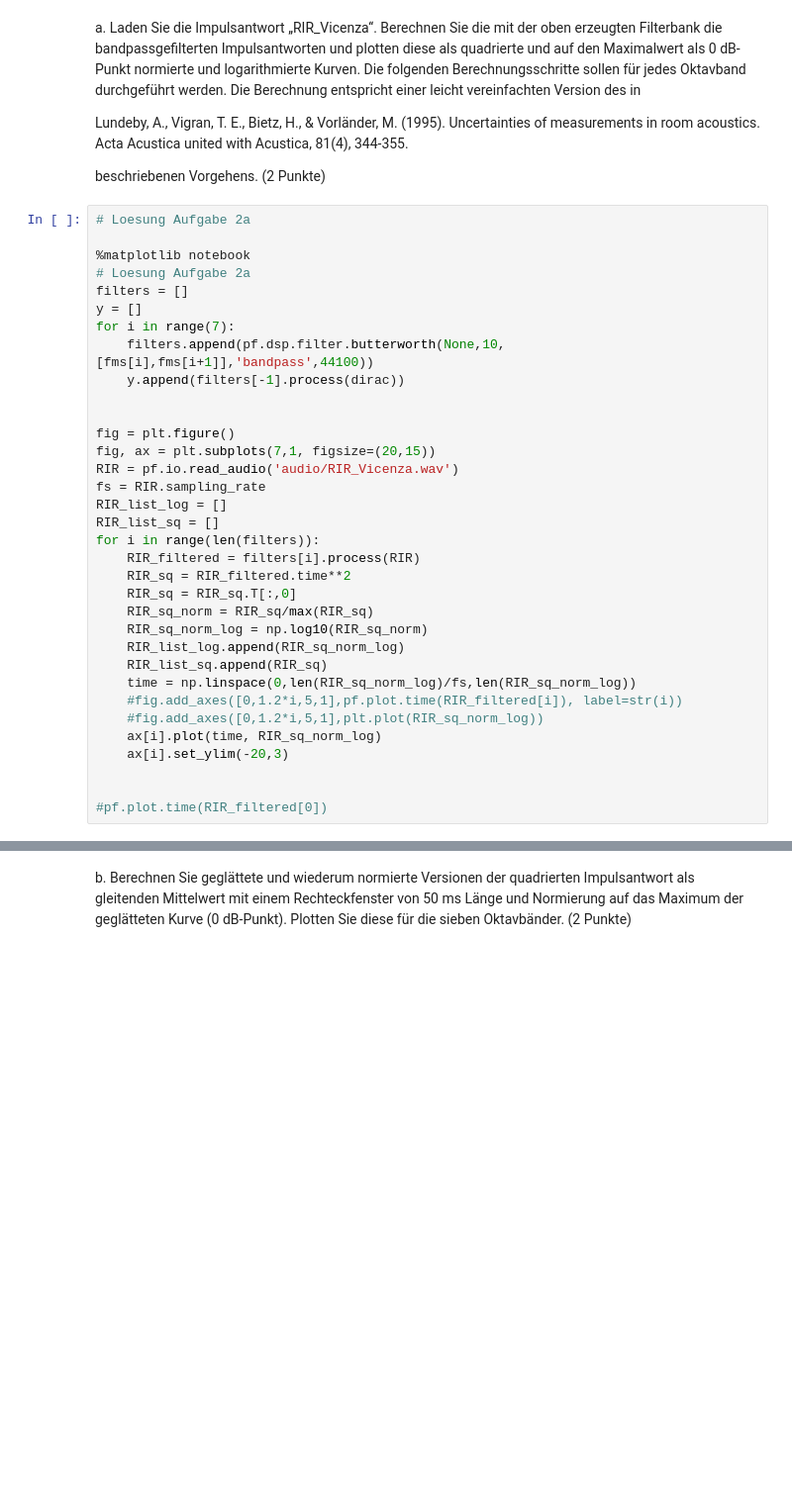
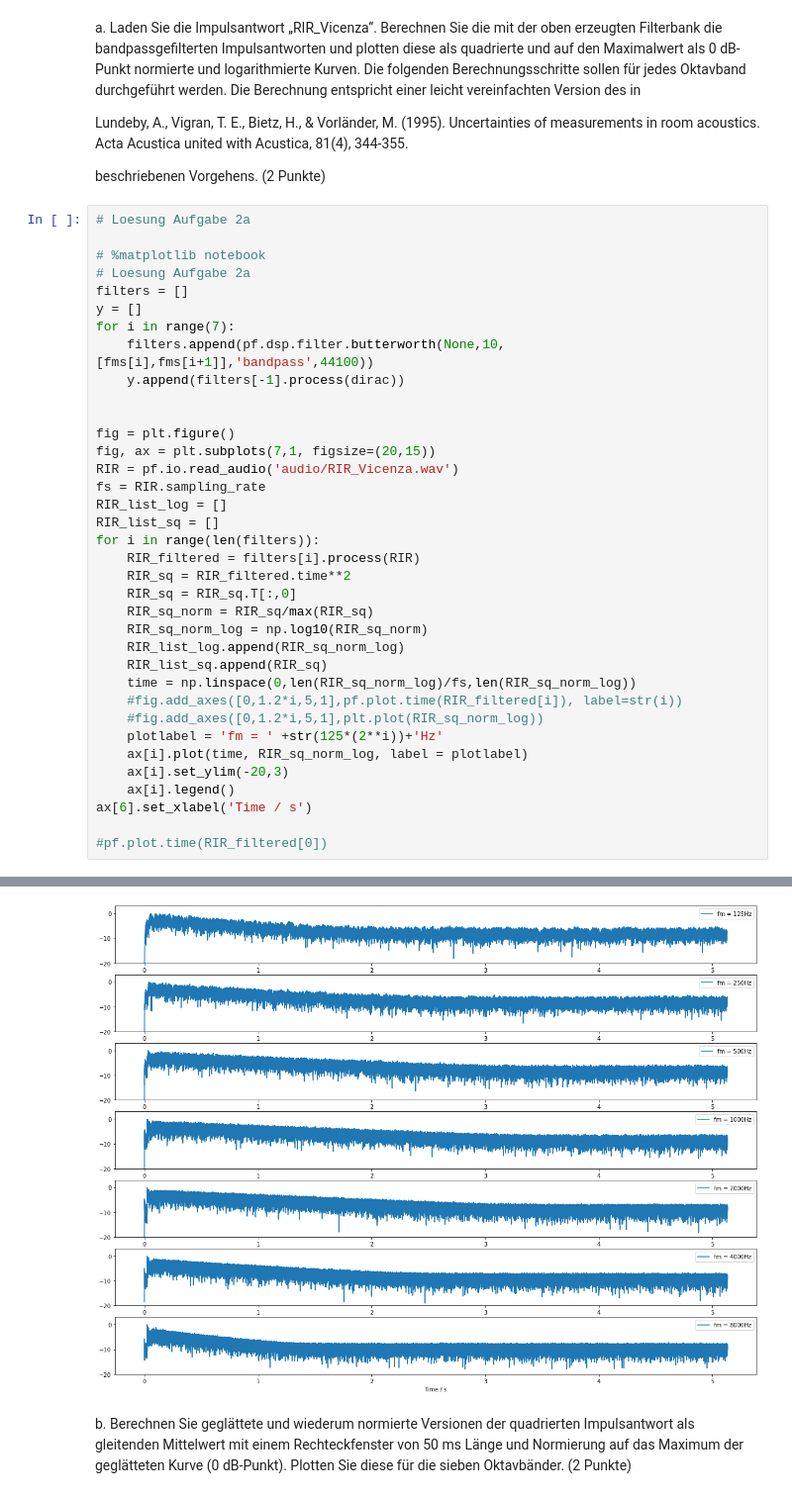
Before and after one commit to ChristianScheer97/Raumakustik_Hausaufgabe_-, a Jupyter notebook: Raumakustik_Hausaufgabe1.ipynb, the cells around one changed output, grey strips where cells are left out. Shown at 99% size. Drawn from its saved outputs; the diff is of its cells as text; blank space fills up the shorter version.

```diff
--- a/Raumakustik_Hausaufgabe1.ipynb
+++ b/Raumakustik_Hausaufgabe1.ipynb
@@ -73,7 +75,7 @@ beschriebenen Vorgehens. (2 Punkte)
 # %%
 # Loesung Aufgabe 2a
 
-%matplotlib notebook
+# %matplotlib notebook
 # Loesung Aufgabe 2a
 filters = []
 y = []
@@ -99,9 +101,11 @@ for i in range(len(filters)):
     time = np.linspace(0,len(RIR_sq_norm_log)/fs,len(RIR_sq_norm_log))
     #fig.add_axes([0,1.2*i,5,1],pf.plot.time(RIR_filtered[i]), label=str(i))
     #fig.add_axes([0,1.2*i,5,1],plt.plot(RIR_sq_norm_log))
-    ax[i].plot(time, RIR_sq_norm_log)
+    plotlabel = 'fm = ' +str(125*(2**i))+'Hz'
+    ax[i].plot(time, RIR_sq_norm_log, label = plotlabel)
     ax[i].set_ylim(-20,3)
-
+    ax[i].legend()
+ax[6].set_xlabel('Time / s')
 
 #pf.plot.time(RIR_filtered[0])
 # %% [output]
@@ -109,3 +114,4 @@ Warning: Cannot change to a different GUI toolkit: notebook. Using qt instead.
+[figure, added]
 # %% [markdown]
 b. Berechnen Sie geglättete und wiederum normierte Versionen der quadrierten Impulsantwort als gleitenden Mittelwert mit einem Rechteckfenster von 50 ms Länge und Normierung auf das Maximum der geglätteten Kurve (0 dB-Punkt). Plotten Sie diese für die sieben Oktavbänder. (2 Punkte)
 # %%
```
Also changed, not shown: parts of 7 cells of this notebook.
